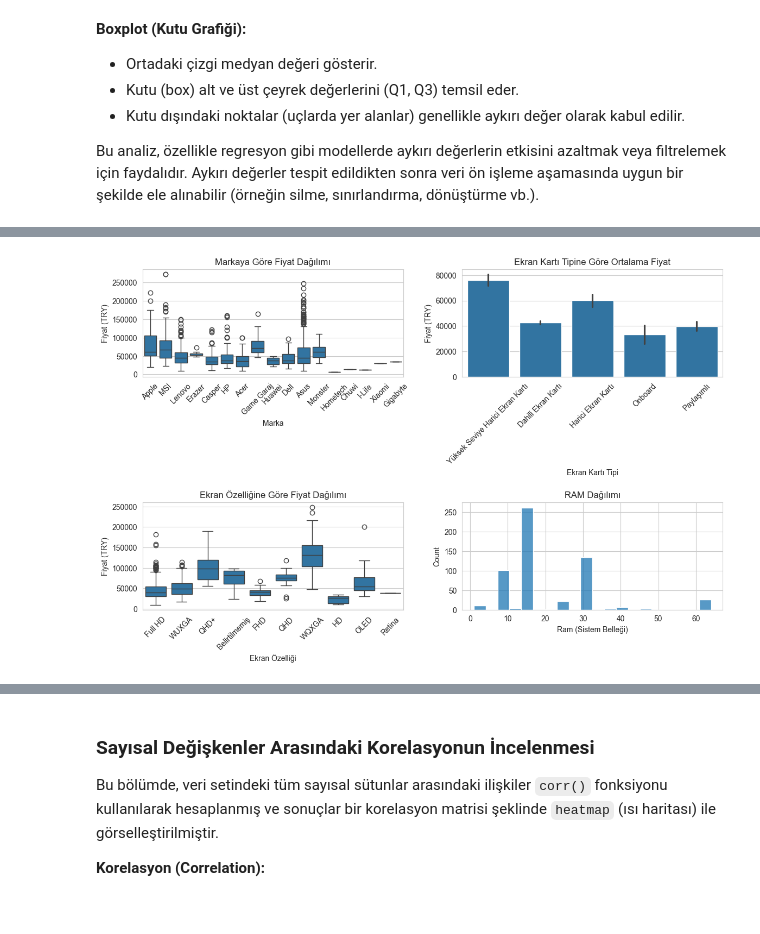
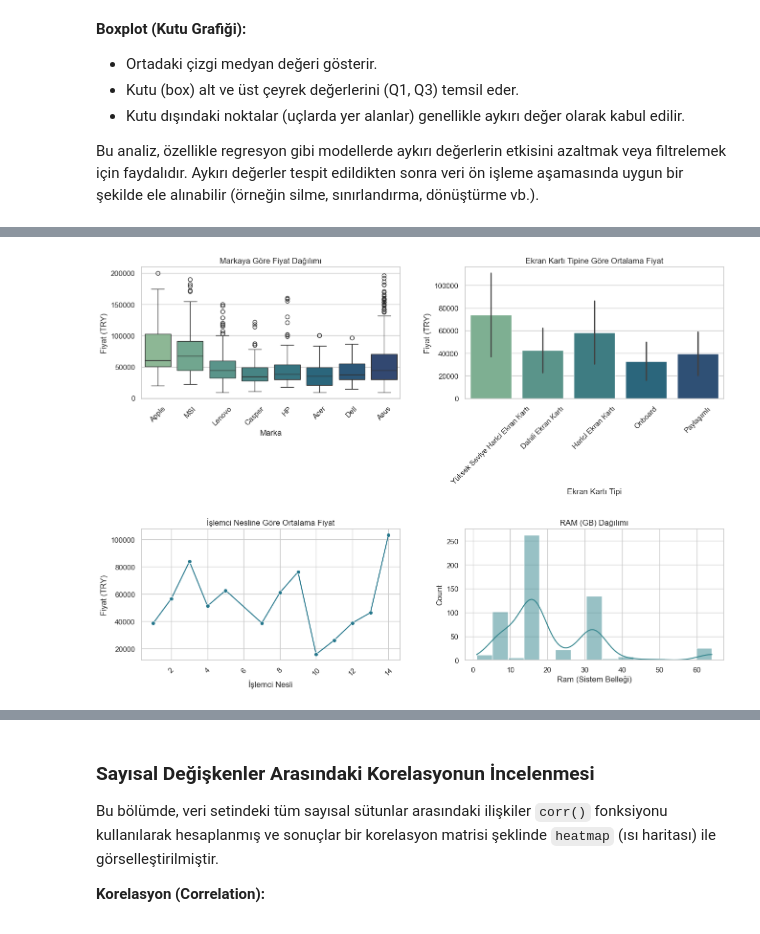
Before and after one commit to devOzdemir/rfs, a Jupyter notebook: notebooks/hb_eda.ipynb, the cells around one changed output, grey strips where cells are left out. Saved outputs shown, nothing was run; the diff lists cells and outputs as text; code cells hidden in the pictures.

```diff
--- a/notebooks/hb_eda.ipynb
+++ b/notebooks/hb_eda.ipynb
@@ -16,7 +23,7 @@ Kod bloğu içinde ayrıca aşağıdaki yapılandırma yapılmıştır:
 # %%
-# Temel kütüphaneler
 import os
 import glob
+import re
 import pandas as pd
 import numpy as np
 import seaborn as sns
@@ -30,7 +37,8 @@ import matplotlib.pyplot as plt
 pd.set_option('display.max_columns', None)
 
 # Grafik stilini ayarlayalım (isteğe bağlı)
-sns.set_style('whitegrid')
+sns.set_theme(style="whitegrid", palette="crest")
+palette = sns.color_palette("crest", as_cmap=True)
 plt.rcParams['figure.figsize'] = (10, 6)
 # %% [markdown]
 ### Veri Dosyasının Yüklenmesi ve Temizlenmesi
@@ -274,29 +771,63 @@ Bu görseller sayesinde, donanım özellikleri ile fiyat ilişkisi daha somut bi
 # %%
-fig, axes = plt.subplots(2, 2, figsize=(12, 8))  # 2 satır, 2 sütun
+fig, axes = plt.subplots(2, 2, figsize=(14, 10))  # 2x2 grid
 
-# 1. Grafik - Boxplot (Marka vs Fiyat)
-sns.boxplot(data=df, x='Marka', y='Fiyat (TRY)', ax=axes[0, 0])
+# 1. Grafik: Marka'ya Göre Fiyat Dağılımı (Boxplot)
+top_brands = df['Marka'].value_counts().head(8).index
+sns.boxplot(
+    data=df[df['Marka'].isin(top_brands)],
+    x='Marka',
+    y='Fiyat (TRY)',
+    hue='Marka',  # renk için gerekli
+    palette="crest",
+    legend=False,
+    ax=axes[0, 0]
+)
 axes[0, 0].set_title('Markaya Göre Fiyat Dağılımı')
 axes[0, 0].tick_params(axis='x', rotation=45)
 
-# 2. Grafik - Barplot (Ekran Kartı Tipi vs Fiyat)
-sns.barplot(data=df, x='Ekran Kartı Tipi', y='Fiyat (TRY)', ax=axes[0, 1])
+# 2. Grafik: Ekran Kartı Tipine Göre Ortalama Fiyat (Barplot)
+sns.barplot(
+    data=df,
+    x='Ekran Kartı Tipi',
+    y='Fiyat (TRY)',
+    errorbar='sd',
+    hue='Ekran Kartı Tipi',
+    palette="crest",
+    legend=False,
+    ax=axes[0, 1]
+)
 axes[0, 1].set_title('Ekran Kartı Tipine Göre Ortalama Fiyat')
 axes[0, 1].tick_params(axis='x', rotation=45)
 
-# 3. Grafik - Boxplot (Ekran Özelliği vs Fiyat)
-sns.boxplot(data=df, x='Ekran Özelliği', y='Fiyat (TRY)', ax=axes[1, 0])
-axes[1, 0].set_title('Ekran Özelliğine Göre Fiyat Dağılımı')
+# 3. Grafik: İşlemci Nesline Göre Ortalama Fiyat (Lineplot)
+sns.lineplot(
+    data=df[df['İşlemci Nesli'].notna()],
+    x='İşlemci Nesli',
+    y='Fiyat (TRY)',
+    estimator='mean',
+    errorbar=None,
+    marker='o',
+    color=palette(0.6),
+    ax=axes[1, 0]
+)
+axes[1, 0].set_title('İşlemci Nesline Göre Ortalama Fiyat')
 axes[1, 0].tick_params(axis='x', rotation=45)
 
-# 4. Grafik - Histogram (RAM Dağılımı)
-sns.histplot(data=df, x='Ram (Sistem Belleği)', bins=20, ax=axes[1, 1])
-axes[1, 1].set_title('RAM Dağılımı')
+# 4. Grafik: RAM Dağılımı (Histogram)
+sns.histplot(
+    data=df,
+    x='Ram (Sistem Belleği)',
+    bins=15,
+    kde=True,
+    color=palette(0.5),
+    ax=axes[1, 1]
+)
+axes[1, 1].set_title('RAM (GB) Dağılımı')
 
-plt.tight_layout(pad=2.0)
+plt.tight_layout(pad=3.0)
 plt.show()
 # %% [output]
-[figure, old version]
+[figure, new version]
 # %% [markdown]
 ### Sayısal Değişkenler ile Fiyat Arasındaki İlişkinin İncelenmesi
 
```
Also changed, not shown: parts of 12 cells of this notebook, 1 other file.
